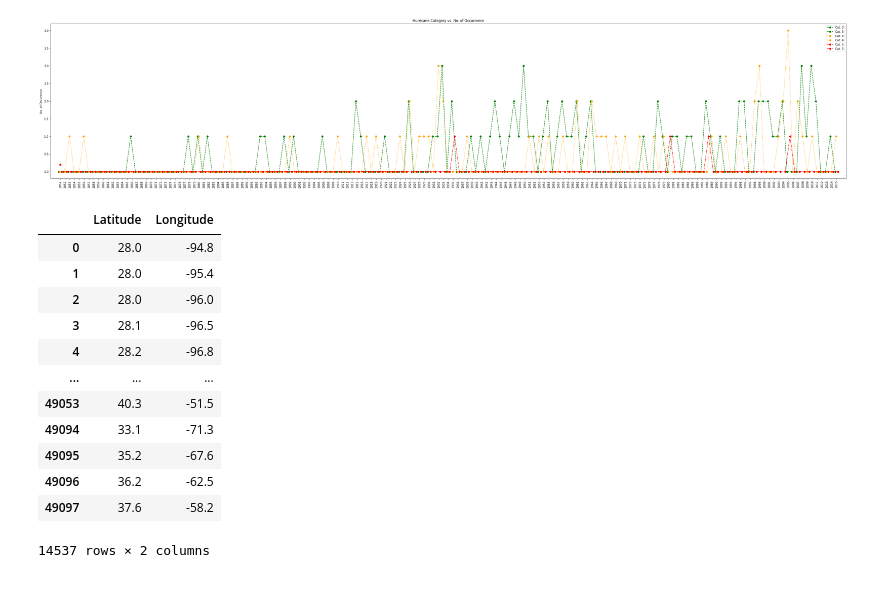
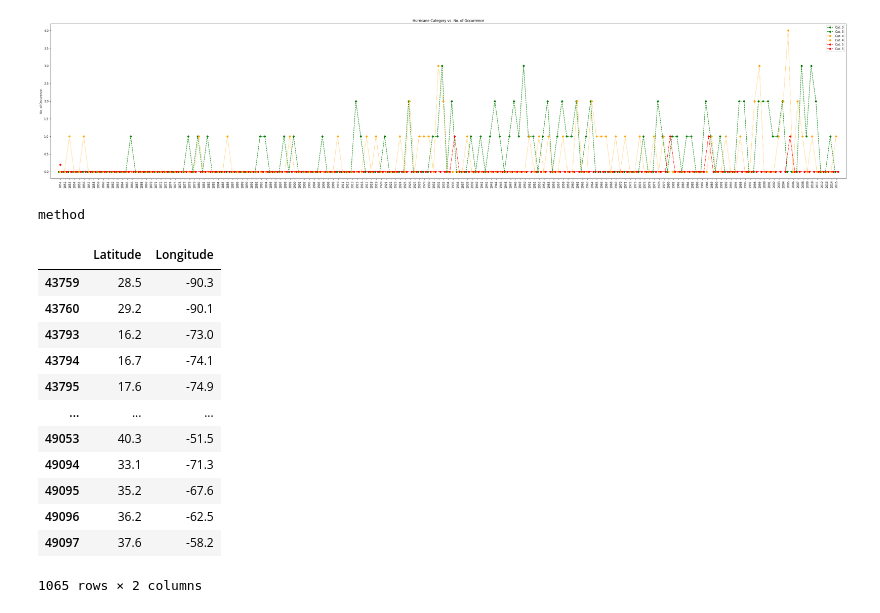
Before and after one commit to henryle-n/Hurricane-History-Analysis, a Jupyter notebook: HLe_Work.ipynb, the cells around one changed output. Drawn from its saved outputs; the diff is of its cells as text; code cells hidden in the pictures.

```diff
--- a/HLe_Work.ipynb
+++ b/HLe_Work.ipynb
@@ -204,30 +177,33 @@ plt.show()
 # %% [output]
 <Figure size 720x576 with 0 Axes>
 [figure]
+# %%
+HU_df_by_ID = HU_df.groupby(['ID']).first
+type(HU_df_by_ID)
+# %% [output]
+method
 # %%
-import gmaps
-
-hurricane_location_df = HU_df[["Latitude", "Longitude"]]
-hurricane_location_df.head()
-# hurricane_location_df.replace('N' , '')
+main_hurricane_location_df = HU_df.loc[HU_df['Year'] > 2004, :]
+main_hurricane_location_df.groupby('Year')['ID'].unique()
+hurricane_location_df = main_hurricane_location_df[['Latitude', 'Longitude']]
 hurricane_location_df['Latitude'] = hurricane_location_df['Latitude'].str[:-1].astype('float')
 hurricane_location_df['Longitude'] = hurricane_location_df['Longitude'].str[:-1].astype('float')
 hurricane_location_df['Longitude'] = hurricane_location_df['Longitude']*(-1)
 hurricane_location_df
 # %% [output]
 |  | Latitude | Longitude |
-| 0 | 28.0 | -94.8 |
-| 1 | 28.0 | -95.4 |
-| 2 | 28.0 | -96.0 |
-| 3 | 28.1 | -96.5 |
-| 4 | 28.2 | -96.8 |
+| 43759 | 28.5 | -90.3 |
+| 43760 | 29.2 | -90.1 |
+| 43793 | 16.2 | -73.0 |
+| 43794 | 16.7 | -74.1 |
+| 43795 | 17.6 | -74.9 |
 | ... | ... | ... |
 | 49053 | 40.3 | -51.5 |
 | 49094 | 33.1 | -71.3 |
 | 49095 | 35.2 | -67.6 |
 | 49096 | 36.2 | -62.5 |
 | 49097 | 37.6 | -58.2 |
-14537 rows × 2 columns
+1065 rows × 2 columns
 # %%
 hurricane_layer = gmaps.symbol_layer(
     hurricane_location_df, fill_color='red', scale=2)
```
Also changed, not shown: parts of 3 cells of this notebook, 1 other file.
